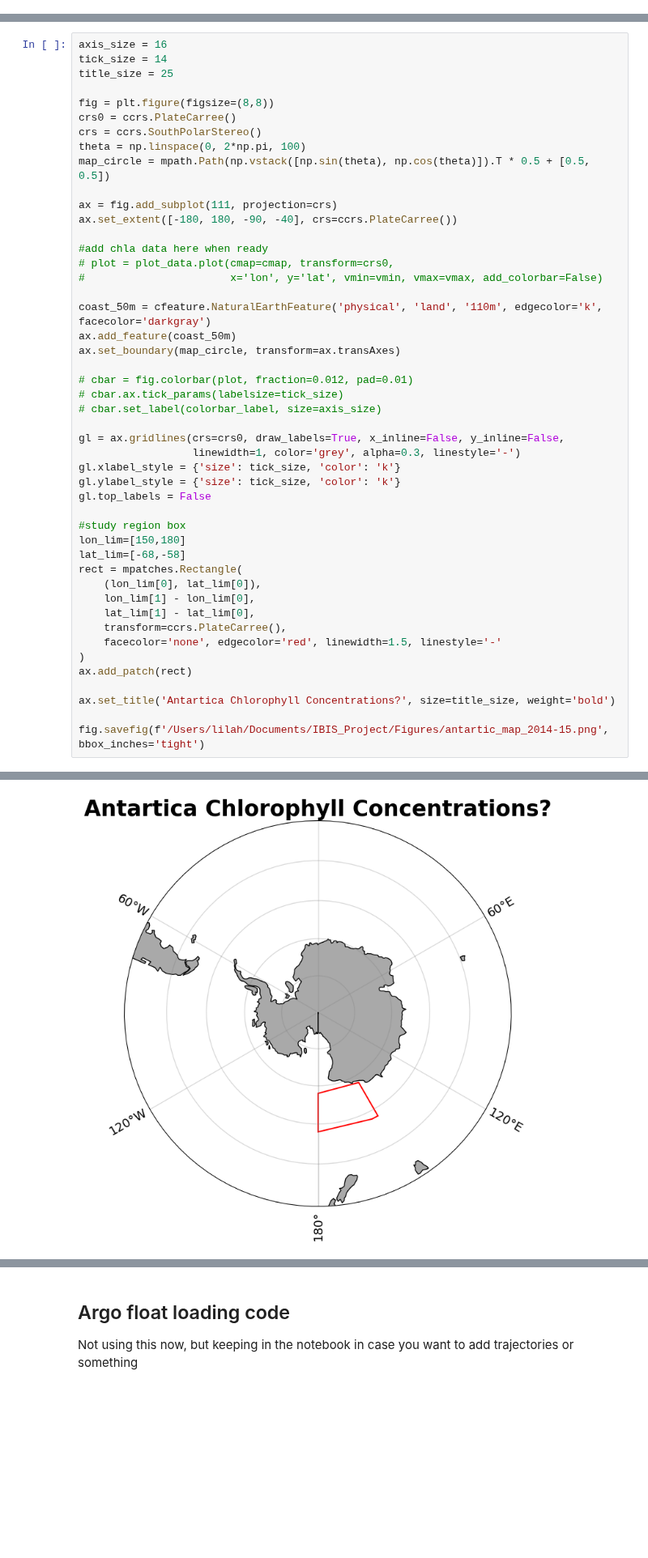
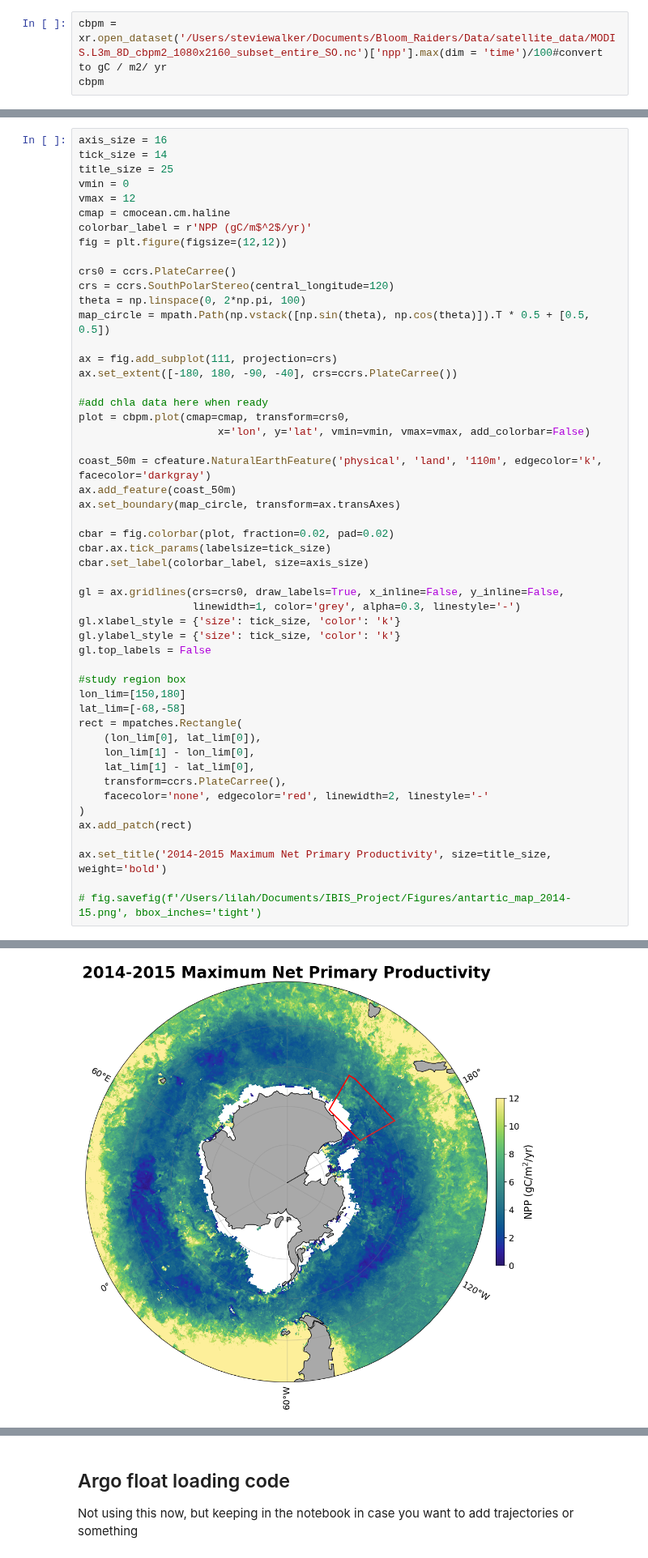
Before and after one commit to Lilah-Asalie/IBIS_Project, a Jupyter notebook: Antarctic_maps.ipynb, the cells around one changed output, grey strips where cells are left out. Shown at 81% size. Saved outputs shown, nothing was run; the diff lists cells and outputs as text; blank space fills up the shorter version.

Commit message:
updated poster figs and satellite data

```diff
--- a/Antarctic_maps.ipynb
+++ b/Antarctic_maps.ipynb
@@ -21,0 +24,3 @@ import gsw
+# %%
+cbpm = xr.open_dataset('/Users/steviewalker/Documents/Bloom_Raiders/Data/satellite_data/MODIS.L3m_8D_cbpm2_1080x2160_subset_entire_SO.nc')['npp'].max(dim = 'time')/100#convert to gC / m2/ yr
+cbpm
@@ -23,10 +46,14 @@ import gsw
 axis_size = 16
 tick_size = 14
 title_size = 25
+vmin = 0
+vmax = 12
+cmap = cmocean.cm.haline
+colorbar_label = r'NPP (gC/m$^2$/yr)'
+fig = plt.figure(figsize=(12,12))
 
-fig = plt.figure(figsize=(8,8))
 crs0 = ccrs.PlateCarree()
-crs = ccrs.SouthPolarStereo()
+crs = ccrs.SouthPolarStereo(central_longitude=120)
 theta = np.linspace(0, 2*np.pi, 100)
 map_circle = mpath.Path(np.vstack([np.sin(theta), np.cos(theta)]).T * 0.5 + [0.5, 0.5])
 
@@ -34,16 +61,16 @@ ax = fig.add_subplot(111, projection=crs)
 ax.set_extent([-180, 180, -90, -40], crs=ccrs.PlateCarree())
 
 #add chla data here when ready
-# plot = plot_data.plot(cmap=cmap, transform=crs0,
-#                       x='lon', y='lat', vmin=vmin, vmax=vmax, add_colorbar=False)
+plot = cbpm.plot(cmap=cmap, transform=crs0,
+                      x='lon', y='lat', vmin=vmin, vmax=vmax, add_colorbar=False)
 
 coast_50m = cfeature.NaturalEarthFeature('physical', 'land', '110m', edgecolor='k', facecolor='darkgray')
 ax.add_feature(coast_50m)
 ax.set_boundary(map_circle, transform=ax.transAxes)
 
-# cbar = fig.colorbar(plot, fraction=0.012, pad=0.01)
-# cbar.ax.tick_params(labelsize=tick_size)
-# cbar.set_label(colorbar_label, size=axis_size)
+cbar = fig.colorbar(plot, fraction=0.02, pad=0.02)
+cbar.ax.tick_params(labelsize=tick_size)
+cbar.set_label(colorbar_label, size=axis_size)
 
 gl = ax.gridlines(crs=crs0, draw_labels=True, x_inline=False, y_inline=False,
                   linewidth=1, color='grey', alpha=0.3, linestyle='-')
@@ -59,11 +86,11 @@ rect = mpatches.Rectangle(
     lon_lim[1] - lon_lim[0],
     lat_lim[1] - lat_lim[0],
     transform=ccrs.PlateCarree(),
-    facecolor='none', edgecolor='red', linewidth=1.5, linestyle='-'
+    facecolor='none', edgecolor='red', linewidth=2, linestyle='-'
 )
 ax.add_patch(rect)
 
-ax.set_title('Antartica Chlorophyll Concentrations?', size=title_size, weight='bold')
+ax.set_title('2014-2015 Maximum Net Primary Productivity', size=title_size, weight='bold')
 
-fig.savefig(f'/Users/lilah/Documents/IBIS_Project/Figures/antartic_map_2014-15.png', bbox_inches='tight')
+# fig.savefig(f'/Users/lilah/Documents/IBIS_Project/Figures/antartic_map_2014-15.png', bbox_inches='tight')
 # %% [output]
@@ -70 +98 @@ fig.savefig(f'/Users/lilah/Documents/IBIS_Project/Figures/antartic_map_2014-15.p
-[figure, old version]
+[figure, new version]
```
Also changed, not shown: parts of 11 cells of this notebook, 3 other files.
